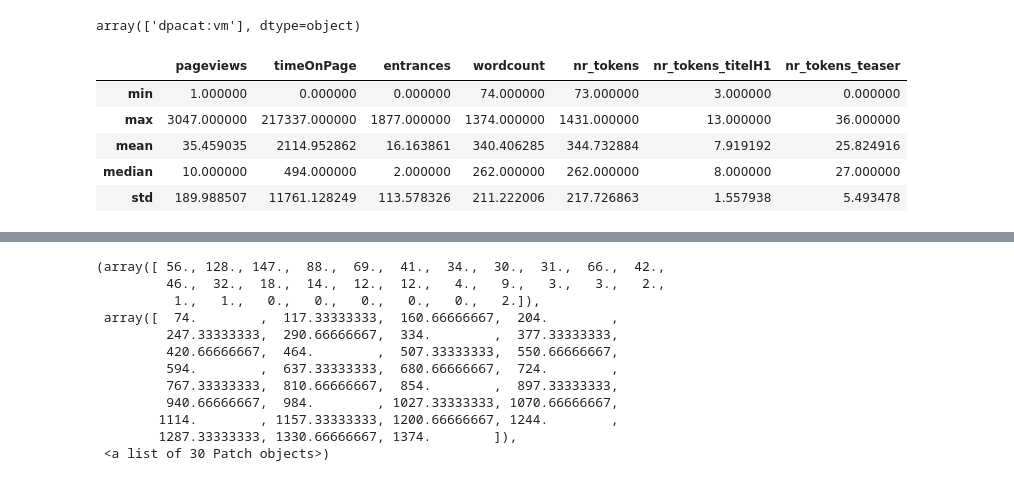
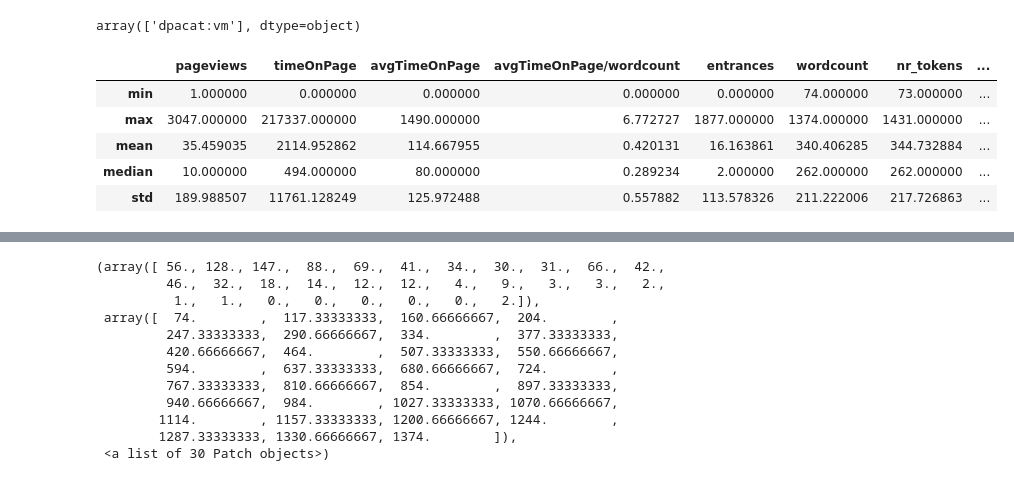
Before and after one commit to susannaruecker/master_thesis, a Jupyter notebook: read_data.ipynb, the cells around one changed output, grey strips where cells are left out. Cells and saved outputs as stored; diff of their text form; code cells hidden in the pictures.

```diff
--- a/read_data.ipynb
+++ b/read_data.ipynb
@@ -421,18 +421,20 @@ array(['dpacat:vm'], dtype=object)
 # %%
 df.agg({'pageviews': ['min', 'max', 'mean', 'median', 'std'],
         'timeOnPage': ['min', 'max', 'mean', 'median', 'std'],
+        'avgTimeOnPage': ['min', 'max', 'mean', 'median', 'std'],
+        'avgTimeOnPage/wordcount' : ['min', 'max', 'mean', 'median', 'std'],
         'entrances': ['min', 'max', 'mean', 'median', 'std'],
         'wordcount': ['min', 'max', 'mean', 'median', 'std'], # bereits in den Original-Daten
         'nr_tokens': ['min', 'max', 'mean', 'median', 'std'],
         'nr_tokens_titelH1': ['min', 'max', 'mean', 'median', 'std'],
         'nr_tokens_teaser': ['min', 'max', 'mean', 'median', 'std'],
        })
 # %% [output]
-|  | pageviews | timeOnPage | entrances | wordcount | nr_tokens | nr_tokens_titelH1 | nr_tokens_teaser |
-| min | 1.000000 | 0.000000 | 0.000000 | 74.000000 | 73.000000 | 3.000000 | 0.000000 |
-| max | 3047.000000 | 217337.000000 | 1877.000000 | 1374.000000 | 1431.000000 | 13.000000 | 36.000000 |
-| mean | 35.459035 | 2114.952862 | 16.163861 | 340.406285 | 344.732884 | 7.919192 | 25.824916 |
-| median | 10.000000 | 494.000000 | 2.000000 | 262.000000 | 262.000000 | 8.000000 | 27.000000 |
-| std | 189.988507 | 11761.128249 | 113.578326 | 211.222006 | 217.726863 | 1.557938 | 5.493478 |
+|  | pageviews | timeOnPage | avgTimeOnPage | avgTimeOnPage/wordcount | entrances | wordcount | nr_tokens | ... |
+| min | 1.000000 | 0.000000 | 0.000000 | 0.000000 | 0.000000 | 74.000000 | 73.000000 | ... |
+| max | 3047.000000 | 217337.000000 | 1490.000000 | 6.772727 | 1877.000000 | 1374.000000 | 1431.000000 | ... |
+| mean | 35.459035 | 2114.952862 | 114.667955 | 0.420131 | 16.163861 | 340.406285 | 344.732884 | ... |
+| median | 10.000000 | 494.000000 | 80.000000 | 0.289234 | 2.000000 | 262.000000 | 262.000000 | ... |
+| std | 189.988507 | 11761.128249 | 125.972488 | 0.557882 | 113.578326 | 211.222006 | 217.726863 | ... |
 # %%
 #df.sort_values(by=['avgTimeOnPage/wordcount'], ascending = False)
```
Also changed, not shown: parts of 12 cells of this notebook, 2 other files.
